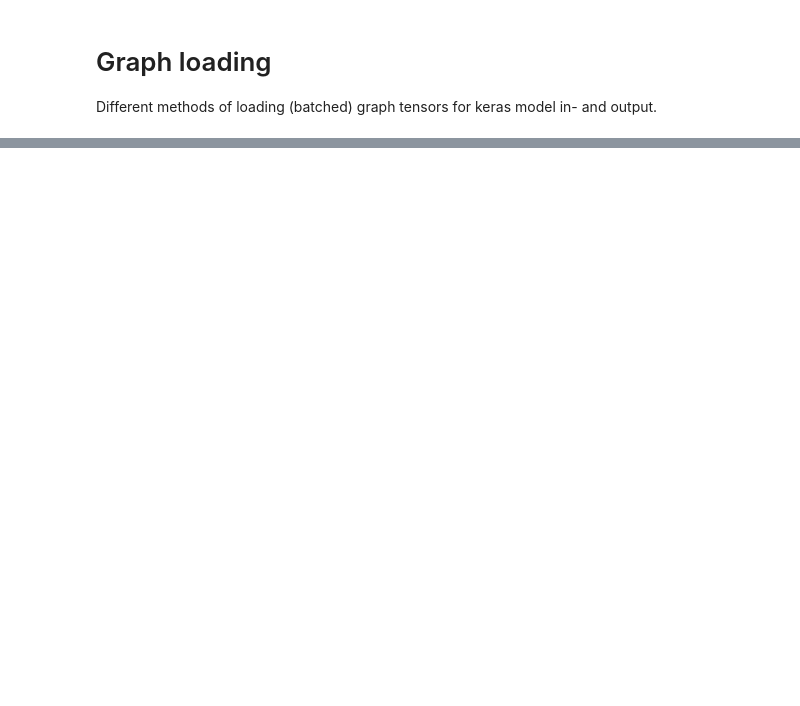
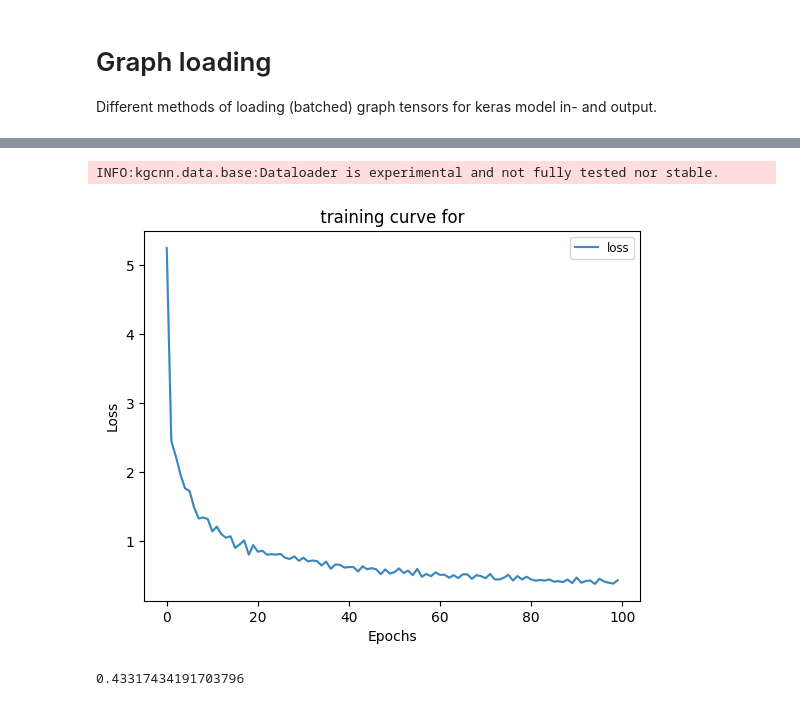
Before and after one commit to aimat-lab/gcnn_keras, a Jupyter notebook: notebooks/tutorial_model_loading_options.ipynb, the cells around one changed output, grey strips where cells are left out. Saved outputs shown, nothing was run; the diff lists cells and outputs as text; code cells hidden in the pictures; blank space fills up the shorter version.

```diff
--- a/notebooks/tutorial_model_loading_options.ipynb
+++ b/notebooks/tutorial_model_loading_options.ipynb
@@ -25,0 +108,13 @@ INFO:kgcnn.models.utils:Updated model kwargs: '{'name': 'GIN', 'inputs': [{'shap
+# %%
+inputs = [
+    {"shape": (41, ), "name": "node_attributes", "dtype": "float32"},
+    {"shape": (11, ), "name": "edge_attributes", "dtype": "float32"},
+    {"shape": (None, ), "name": "edge_indices", "dtype": "int64"},  # shape is (2, None)
+    {"shape": (), "name": "batch_id_node", "dtype": "int64"},
+    {"shape": (), "name": "batch_id_edge", "dtype": "int64"},
+    {"shape": (), "name": "node_id", "dtype": "int64"},
+    {"shape": (), "name": "edge_id", "dtype": "int64"},
+    {"shape": (), "name": "count_nodes", "dtype": "int64"},
+    {"shape": (), "name": "count_edges", "dtype": "int64"},
+]
+outputs = {"shape": (1, ), "name": "graph_labels", "dtype": "float32"}
@@ -25,0 +130,9 @@ INFO:kgcnn.models.utils:Updated model kwargs: '{'name': 'GIN', 'inputs': [{'shap
+# %%
+dataloader = dataset.tf_disjoint_data_generator(inputs=inputs, outputs=outputs, batch_size=31, has_edges=True)
+hist = model.fit(dataloader, epochs=100, verbose=0)
+plot_train_test_loss([hist]);
+print(hist.history["loss"][-1])
+# %% [output]
+INFO:kgcnn.data.base:Dataloader is experimental and not fully tested nor stable.
+[figure, added]
+0.43317434191703796
```
Also changed, not shown: parts of 15 cells of this notebook, 4 other files.
